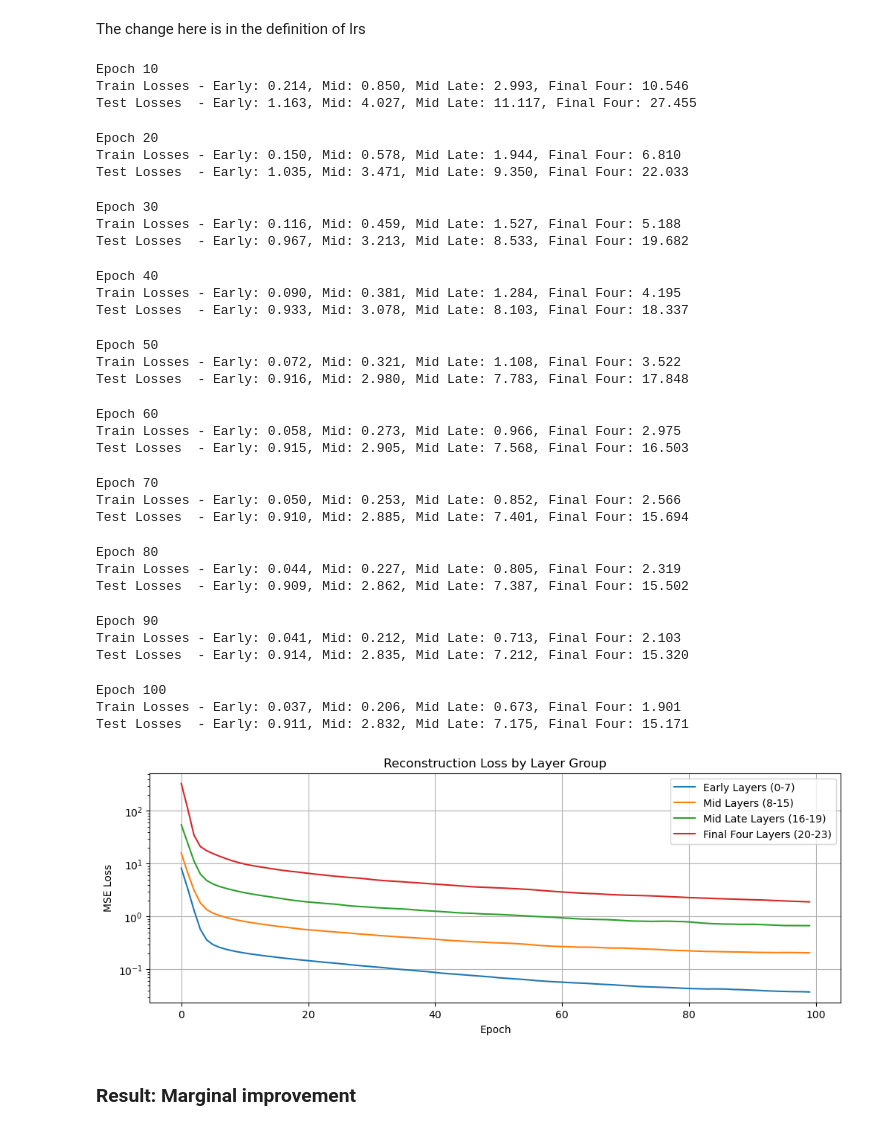
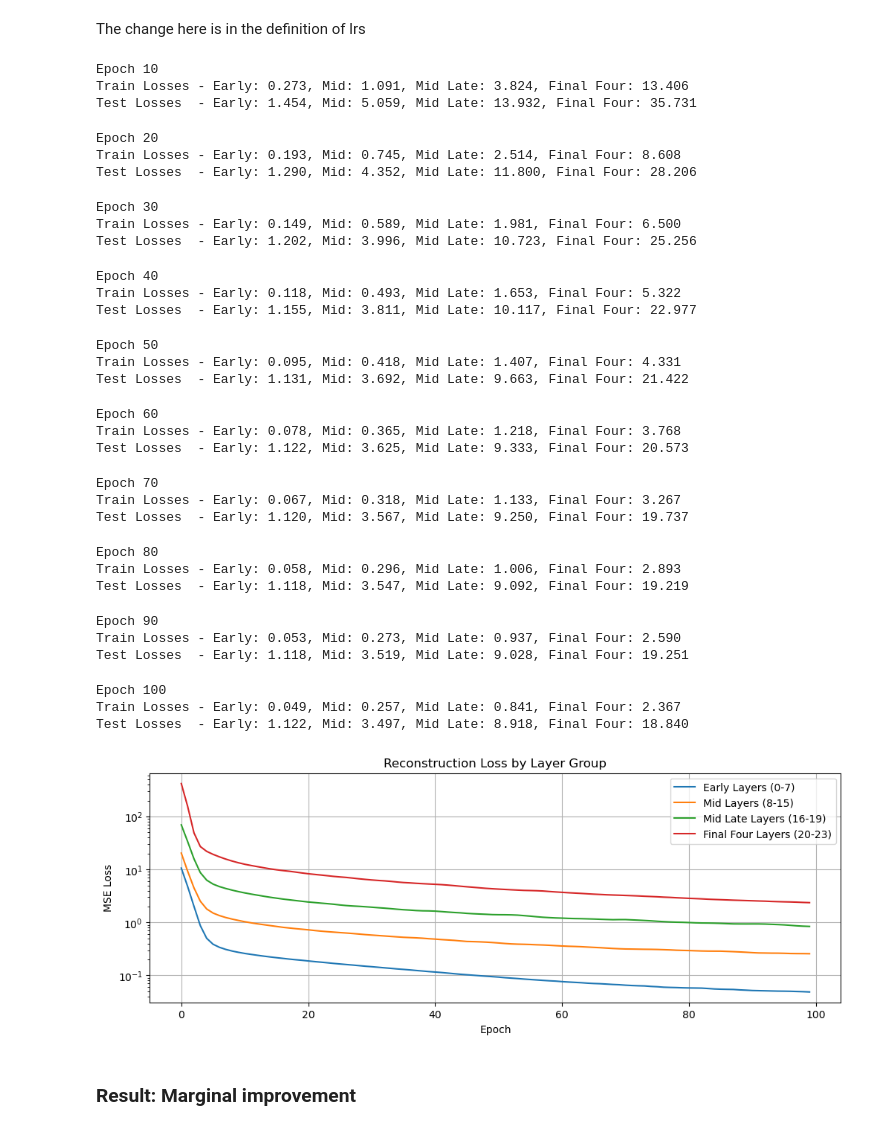
Before and after one commit to olwmc/csci2470_final, a Jupyter notebook: autoencoders_simple_alterations.ipynb, the cells around one changed output. Cells and saved outputs as stored; diff of their text form; code cells hidden in the pictures.

```diff
--- a/autoencoders_simple_alterations.ipynb
+++ b/autoencoders_simple_alterations.ipynb
@@ -451,8 +455,7 @@ class Autoencoder(nn.Module):
 
     def forward(self, x):
         h = self.encode(x)
-        # Add residual connection for easier learning
-        return self.decode(h) + 0.1 * x  # Scaled residual to start mostly from identity
+        return self.decode(h)
 
 n_layers = 24
 # Create layer-specific autoencoders
@@ -617,8 +622,7 @@ class Autoencoder(nn.Module):
 
     def forward(self, x):
         h = self.encode(x)
-        # Add residual connection for easier learning
-        return self.decode(h) + 0.1 * x  # Scaled residual to start mostly from identity
+        return self.decode(h)
 
 n_layers = 24
 # Create layer-specific autoencoders
@@ -739,7 +743,7 @@ Test Losses  - Early: 0.913, Mid: 2.833, Mid Late: 7.277, Final Four: 15.251
 # %% [markdown]
 The change here is in get_hidden
 # %%
-# We probably need to scale the hidden dimension based on how deep you are
+# Scale the final four hidden features more aggressively
 def get_hidden(i):
     if i <= 8:
         return 1
@@ -790,8 +794,7 @@ class Autoencoder(nn.Module):
 
     def forward(self, x):
         h = self.encode(x)
-        # Add residual connection for easier learning
-        return self.decode(h) + 0.1 * x  # Scaled residual to start mostly from identity
+        return self.decode(h)
 
 n_layers = 24
 # Create layer-specific autoencoders
@@ -990,8 +993,7 @@ class Autoencoder(nn.Module):
 
     def forward(self, x):
         h = self.encode(x)
-        # Add residual connection for easier learning
-        return self.decode(h) + 0.1 * x  # Scaled residual to start mostly from identity
+        return self.decode(h)
 
 n_layers = 24
 # Create layer-specific autoencoders
@@ -1159,8 +1161,7 @@ class Autoencoder(nn.Module):
 
     def forward(self, x):
         h = self.encode(x)
-        # Add residual connection for easier learning
-        return self.decode(h) + 0.1 * x  # Scaled residual to start mostly from identity
+        return self.decode(h)
 
 n_layers = 24
 # Create layer-specific autoencoders
@@ -1229,54 +1230,54 @@ for epoch in tqdm(range(100)):
                   f"Final Four: {final_four_layers_history[-1]:.3f}")
             print(f"Test Losses  - Early: {np.mean(test_losses[:8]):.3f}, "
                   f"Mid: {np.mean(test_losses[8:16]):.3f}, "
                   f"Mid Late: {np.mean(test_losses[16:20]):.3f}, "
                   f"Final Four: {np.mean(test_losses[20:]):.3f}")
 
 # Plot training curves
 plt.figure(figsize=(12, 4))
 plt.plot(early_layers_history, label='Early Layers (0-7)')
 plt.plot(mid_layers_history, label='Mid Layers (8-15)')
 plt.plot(mid_late_layers_history, label='Mid Late Layers (16-19)')
 plt.plot(final_four_layers_history, label='Final Four Layers (20-23)')
 plt.title('Reconstruction Loss by Layer Group')
 plt.xlabel('Epoch')
 plt.ylabel('MSE Loss')
 plt.legend()
 plt.yscale('log')
 plt.grid(True)
 plt.show()
 # %% [output]
 Epoch 10
-Train Losses - Early: 0.214, Mid: 0.850, Mid Late: 2.993, Final Four: 10.546
-Test Losses  - Early: 1.163, Mid: 4.027, Mid Late: 11.117, Final Four: 27.455
+Train Losses - Early: 0.273, Mid: 1.091, Mid Late: 3.824, Final Four: 13.406
+Test Losses  - Early: 1.454, Mid: 5.059, Mid Late: 13.932, Final Four: 35.731
 Epoch 20
-Train Losses - Early: 0.150, Mid: 0.578, Mid Late: 1.944, Final Four: 6.810
-Test Losses  - Early: 1.035, Mid: 3.471, Mid Late: 9.350, Final Four: 22.033
+Train Losses - Early: 0.193, Mid: 0.745, Mid Late: 2.514, Final Four: 8.608
+Test Losses  - Early: 1.290, Mid: 4.352, Mid Late: 11.800, Final Four: 28.206
 Epoch 30
-Train Losses - Early: 0.116, Mid: 0.459, Mid Late: 1.527, Final Four: 5.188
-Test Losses  - Early: 0.967, Mid: 3.213, Mid Late: 8.533, Final Four: 19.682
+Train Losses - Early: 0.149, Mid: 0.589, Mid Late: 1.981, Final Four: 6.500
+Test Losses  - Early: 1.202, Mid: 3.996, Mid Late: 10.723, Final Four: 25.256
 Epoch 40
-Train Losses - Early: 0.090, Mid: 0.381, Mid Late: 1.284, Final Four: 4.195
-Test Losses  - Early: 0.933, Mid: 3.078, Mid Late: 8.103, Final Four: 18.337
+Train Losses - Early: 0.118, Mid: 0.493, Mid Late: 1.653, Final Four: 5.322
+Test Losses  - Early: 1.155, Mid: 3.811, Mid Late: 10.117, Final Four: 22.977
 Epoch 50
-Train Losses - Early: 0.072, Mid: 0.321, Mid Late: 1.108, Final Four: 3.522
-Test Losses  - Early: 0.916, Mid: 2.980, Mid Late: 7.783, Final Four: 17.848
+Train Losses - Early: 0.095, Mid: 0.418, Mid Late: 1.407, Final Four: 4.331
+Test Losses  - Early: 1.131, Mid: 3.692, Mid Late: 9.663, Final Four: 21.422
 Epoch 60
-Train Losses - Early: 0.058, Mid: 0.273, Mid Late: 0.966, Final Four: 2.975
-Test Losses  - Early: 0.915, Mid: 2.905, Mid Late: 7.568, Final Four: 16.503
+Train Losses - Early: 0.078, Mid: 0.365, Mid Late: 1.218, Final Four: 3.768
+Test Losses  - Early: 1.122, Mid: 3.625, Mid Late: 9.333, Final Four: 20.573
 Epoch 70
-Train Losses - Early: 0.050, Mid: 0.253, Mid Late: 0.852, Final Four: 2.566
-Test Losses  - Early: 0.910, Mid: 2.885, Mid Late: 7.401, Final Four: 15.694
+Train Losses - Early: 0.067, Mid: 0.318, Mid Late: 1.133, Final Four: 3.267
+Test Losses  - Early: 1.120, Mid: 3.567, Mid Late: 9.250, Final Four: 19.737
 Epoch 80
-Train Losses - Early: 0.044, Mid: 0.227, Mid Late: 0.805, Final Four: 2.319
-Test Losses  - Early: 0.909, Mid: 2.862, Mid Late: 7.387, Final Four: 15.502
+Train Losses - Early: 0.058, Mid: 0.296, Mid Late: 1.006, Final Four: 2.893
+Test Losses  - Early: 1.118, Mid: 3.547, Mid Late: 9.092, Final Four: 19.219
 Epoch 90
-Train Losses - Early: 0.041, Mid: 0.212, Mid Late: 0.713, Final Four: 2.103
-Test Losses  - Early: 0.914, Mid: 2.835, Mid Late: 7.212, Final Four: 15.320
+Train Losses - Early: 0.053, Mid: 0.273, Mid Late: 0.937, Final Four: 2.590
+Test Losses  - Early: 1.118, Mid: 3.519, Mid Late: 9.028, Final Four: 19.251
 Epoch 100
-Train Losses - Early: 0.037, Mid: 0.206, Mid Late: 0.673, Final Four: 1.901
-Test Losses  - Early: 0.911, Mid: 2.832, Mid Late: 7.175, Final Four: 15.171
+Train Losses - Early: 0.049, Mid: 0.257, Mid Late: 0.841, Final Four: 2.367
+Test Losses  - Early: 1.122, Mid: 3.497, Mid Late: 8.918, Final Four: 18.840
-[figure, old version]
+[figure, new version]
 # %% [markdown]
 ### Result: Marginal improvement
 # %% [markdown]
```
Also changed, not shown: parts of 58 cells of this notebook.
